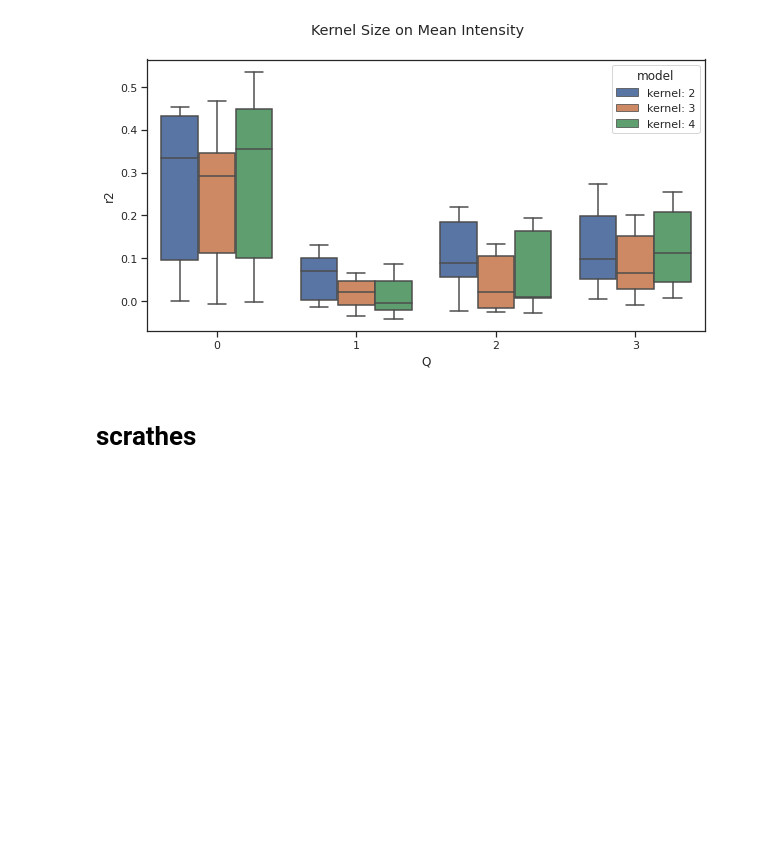
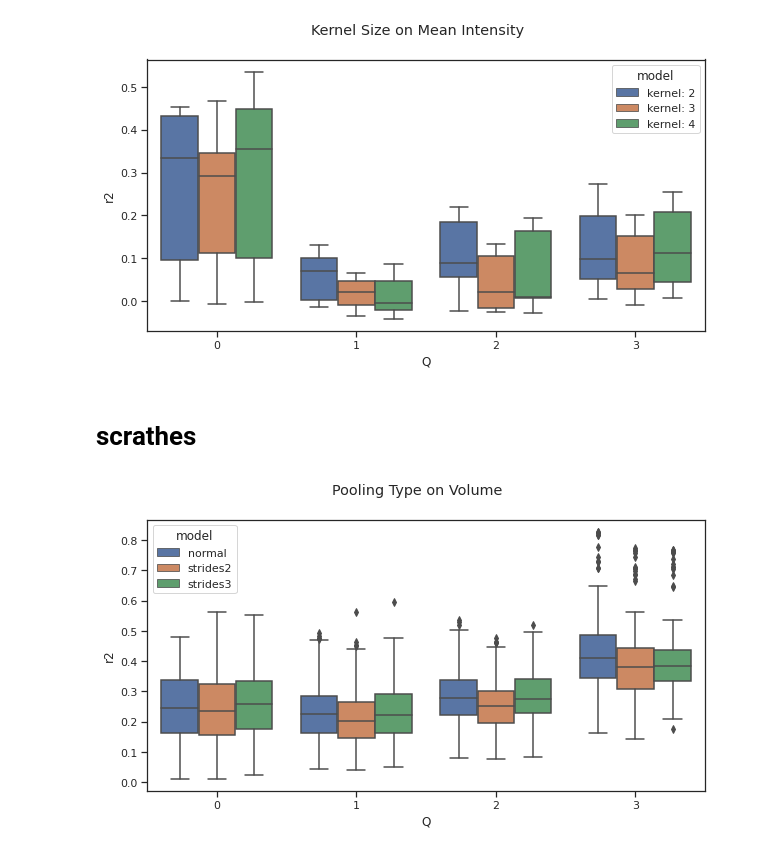
Before and after one commit to bramantyois/brain_idp_cnn, a Jupyter notebook: results/scratches.ipynb, the cells around one changed output. Cells and saved outputs as stored; diff of their text form; code cells hidden in the pictures; blank space fills up the shorter version.

Commit message:
shallow sfcn

```diff
--- a/results/scratches.ipynb
+++ b/results/scratches.ipynb
@@ -165,3 +165,15 @@ sfcn_pyr = get_grouped_desc(desc_file, multi_r2, multi_mse)
 multi_r2 = 'sfcn_pyramid_qn_test_multi_r2.csv'
 multi_mse = 'sfcn_pyramid_qn_test_multi_mse.csv'
 sfcn_pyr_avg_qn= get_grouped_desc(desc_file, multi_r2, multi_mse)
+# %%
+multi_r2 = 'sfcn_pyramid_strides2_qn_test_multi_r2.csv'
+multi_mse = 'sfcn_pyramid_strides2_qn_test_multi_mse.csv'
+sfcn_strides_2= get_grouped_desc(desc_file, multi_r2, multi_mse)
+# %%
+multi_r2 = 'sfcn_pyramid_strides3_qn_test_multi_r2.csv'
+multi_mse = 'sfcn_pyramid_strides3_qn_test_multi_mse.csv'
+sfcn_strides_3= get_grouped_desc(desc_file, multi_r2, multi_mse)
+# %%
+a = boxplot([sfcn_pyr_avg_qn, sfcn_strides_2, sfcn_strides_3], [ 'normal', 'strides2', 'strides3'], title='Pooling Type on Volume')
+# %% [output]
+[figure, added]
```
Also changed, not shown: parts of 41 cells of this notebook, 12 other files.
